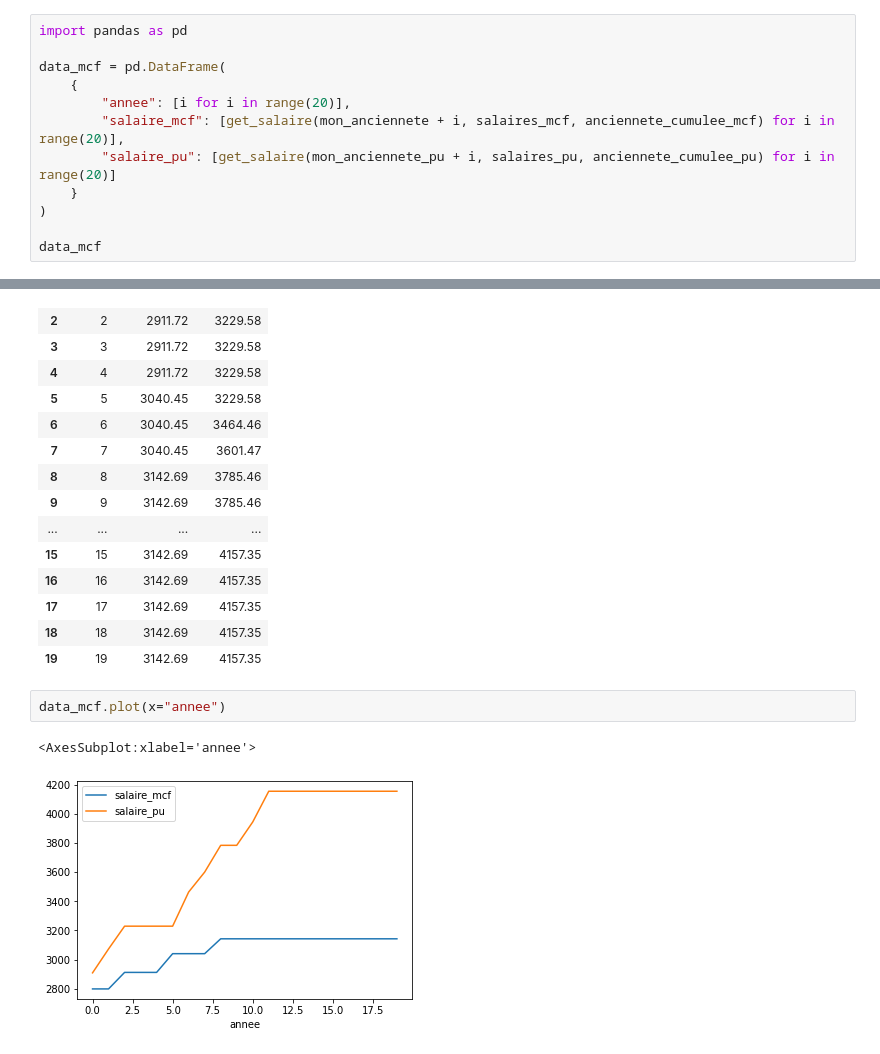
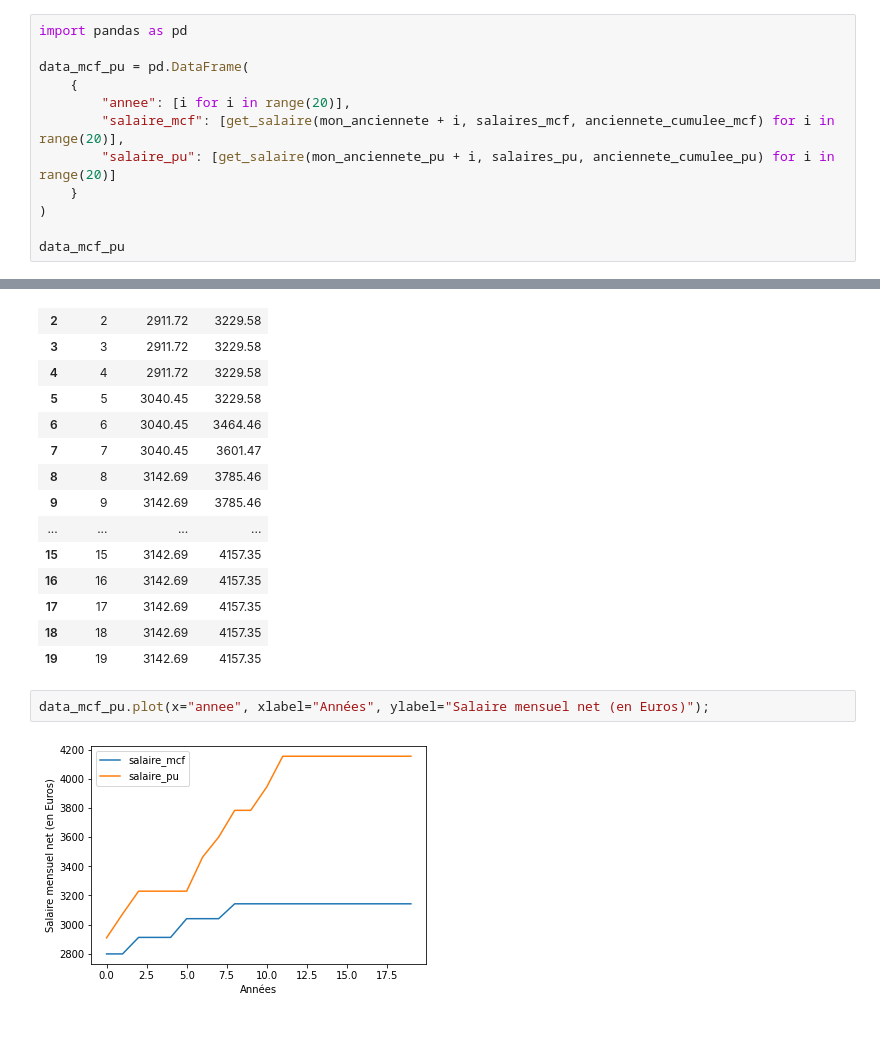
Before and after one commit to rtavenar/comparatif_salaires, a Jupyter notebook: comparatif.ipynb, the cells around one changed output, grey strips where cells are left out. Cells and saved outputs as stored; diff of their text form.

```diff
--- a/comparatif.ipynb
+++ b/comparatif.ipynb
@@ -78,7 +78,7 @@ mon_anciennete_pu = anciennete_cumulee_pu[mon_echelon_pu]
 # %%
 import pandas as pd
 
-data_mcf = pd.DataFrame(
+data_mcf_pu = pd.DataFrame(
     {
         "annee": [i for i in range(20)],
         "salaire_mcf": [get_salaire(mon_anciennete + i, salaires_mcf, anciennete_cumulee_mcf) for i in range(20)],
@@ -86,7 +86,7 @@ data_mcf = pd.DataFrame(
     }
 )
 
-data_mcf
+data_mcf_pu
 # %% [output]
 |  | annee | salaire_mcf | salaire_pu |
 | 0 | 0 | 2798.13 | 2908.58 |
@@ -105,8 +105,7 @@ data_mcf
 | 17 | 17 | 3142.69 | 4157.35 |
 | 18 | 18 | 3142.69 | 4157.35 |
 | 19 | 19 | 3142.69 | 4157.35 |
-# %%
-data_mcf.plot(x="annee")
-# %% [output]
-<AxesSubplot:xlabel='annee'>
-[figure, removed]
+# %%
+data_mcf_pu.plot(x="annee", xlabel="Années", ylabel="Salaire mensuel net (en Euros)");
+# %% [output]
+[figure, added]
```
Also changed, not shown: parts of 1 cell of this notebook.
